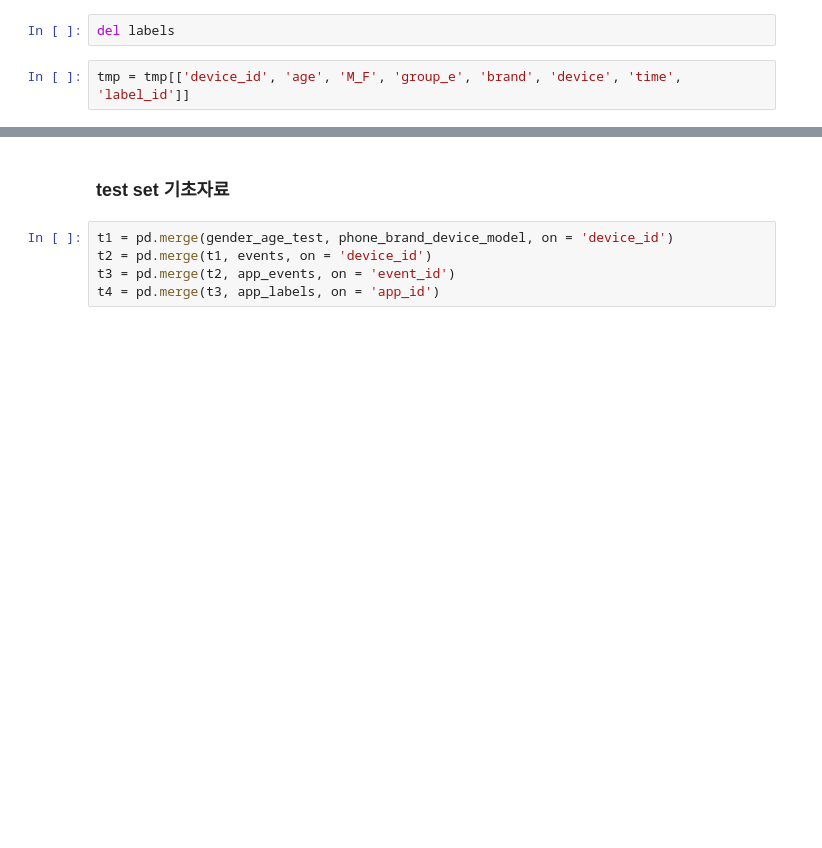
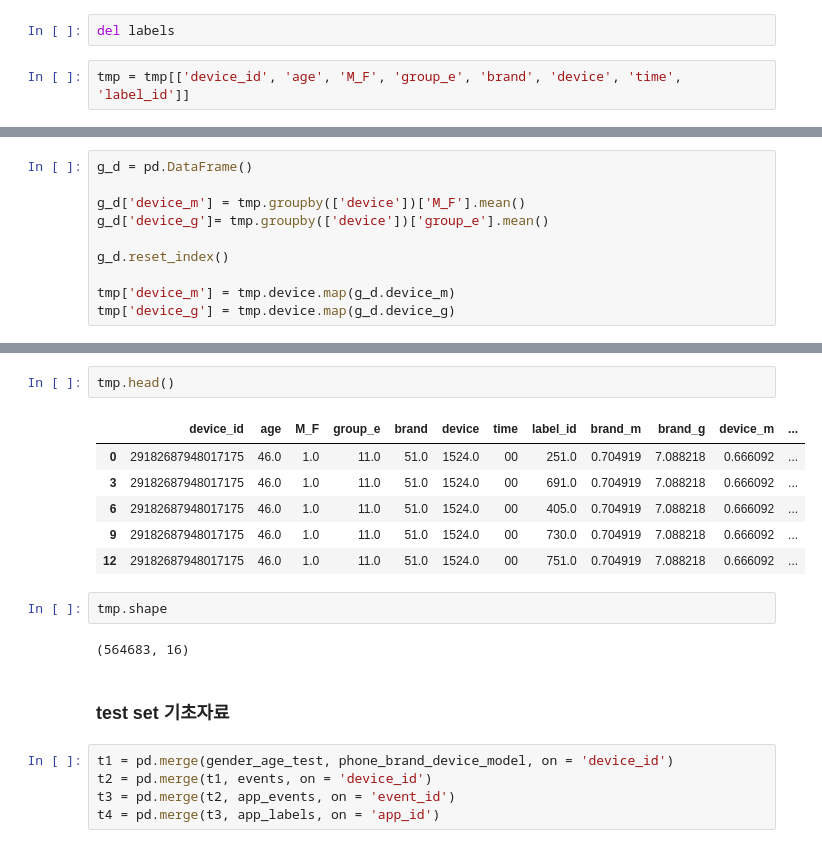
Before and after one commit to kinforkellie/talkingdata, a Jupyter notebook: 0816_variable editing.ipynb, the cells around one changed output, grey strips where cells are left out. Drawn from its saved outputs; the diff is of its cells as text; blank space fills up the shorter version.

```diff
--- a/0816_variable editing.ipynb
+++ b/0816_variable editing.ipynb
@@ -116,0 +120,10 @@ tmp.head(20)
+# %%
+g_d = pd.DataFrame()
+
+g_d['device_m'] = tmp.groupby(['device'])['M_F'].mean()
+g_d['device_g']= tmp.groupby(['device'])['group_e'].mean()
+
+g_d.reset_index()
+
+tmp['device_m'] = tmp.device.map(g_d.device_m)
+tmp['device_g'] = tmp.device.map(g_d.device_g)
@@ -117,3 +150,16 @@ tmp.head(20)
+# %%
+tmp.head()
+# %% [output]
+|  | device_id | age | M_F | group_e | brand | device | time | label_id | brand_m | brand_g | device_m | ... |
+| 0 | 29182687948017175 | 46.0 | 1.0 | 11.0 | 51.0 | 1524.0 | 00 | 251.0 | 0.704919 | 7.088218 | 0.666092 | ... |
+| 3 | 29182687948017175 | 46.0 | 1.0 | 11.0 | 51.0 | 1524.0 | 00 | 691.0 | 0.704919 | 7.088218 | 0.666092 | ... |
+| 6 | 29182687948017175 | 46.0 | 1.0 | 11.0 | 51.0 | 1524.0 | 00 | 405.0 | 0.704919 | 7.088218 | 0.666092 | ... |
+| 9 | 29182687948017175 | 46.0 | 1.0 | 11.0 | 51.0 | 1524.0 | 00 | 730.0 | 0.704919 | 7.088218 | 0.666092 | ... |
+| 12 | 29182687948017175 | 46.0 | 1.0 | 11.0 | 51.0 | 1524.0 | 00 | 751.0 | 0.704919 | 7.088218 | 0.666092 | ... |
+# %%
+tmp.shape
+# %% [output]
+(564683, 16)
 # %% [markdown]
 ### test set 기초자료
 # %%
```
Also changed, not shown: parts of 22 cells of this notebook.
